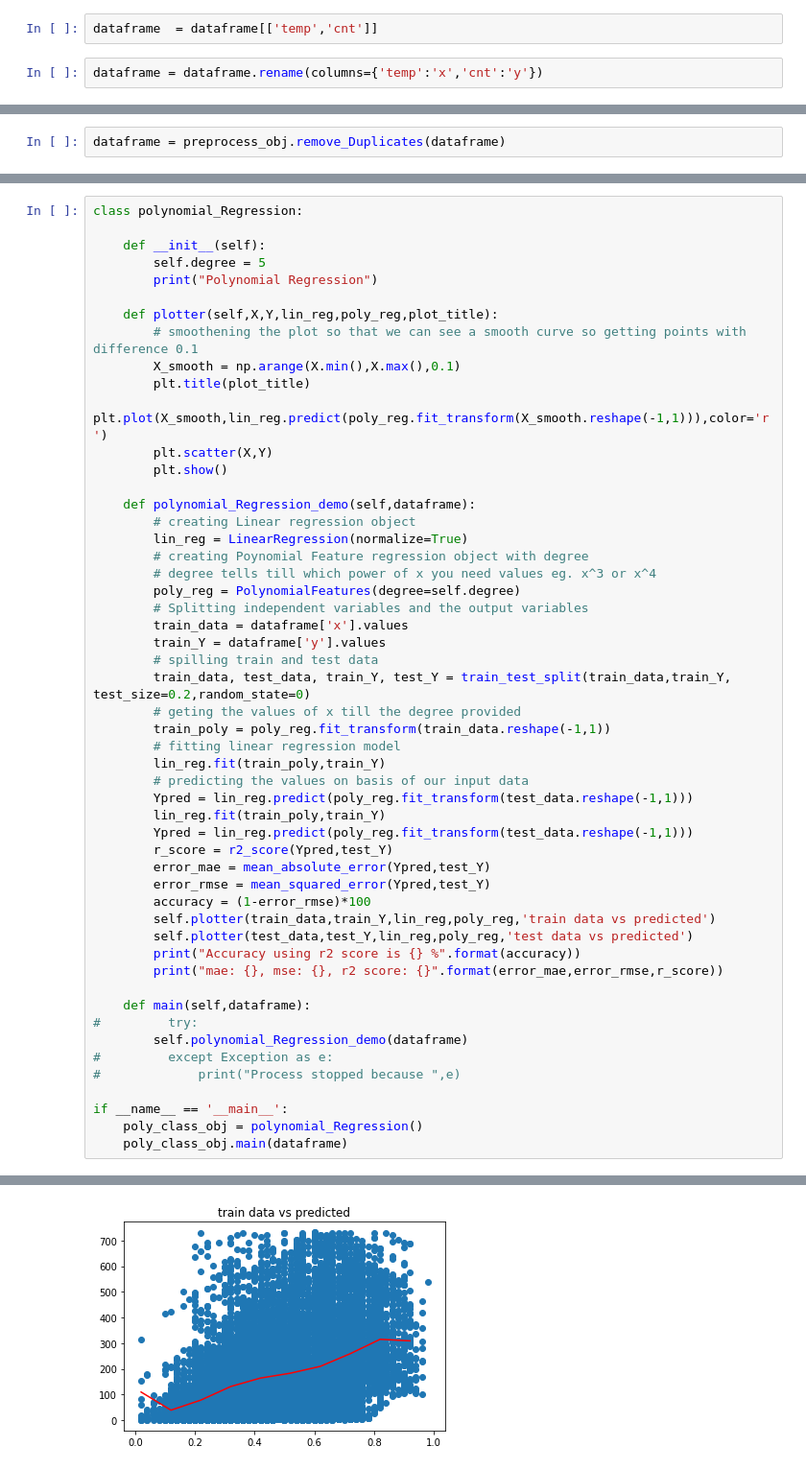
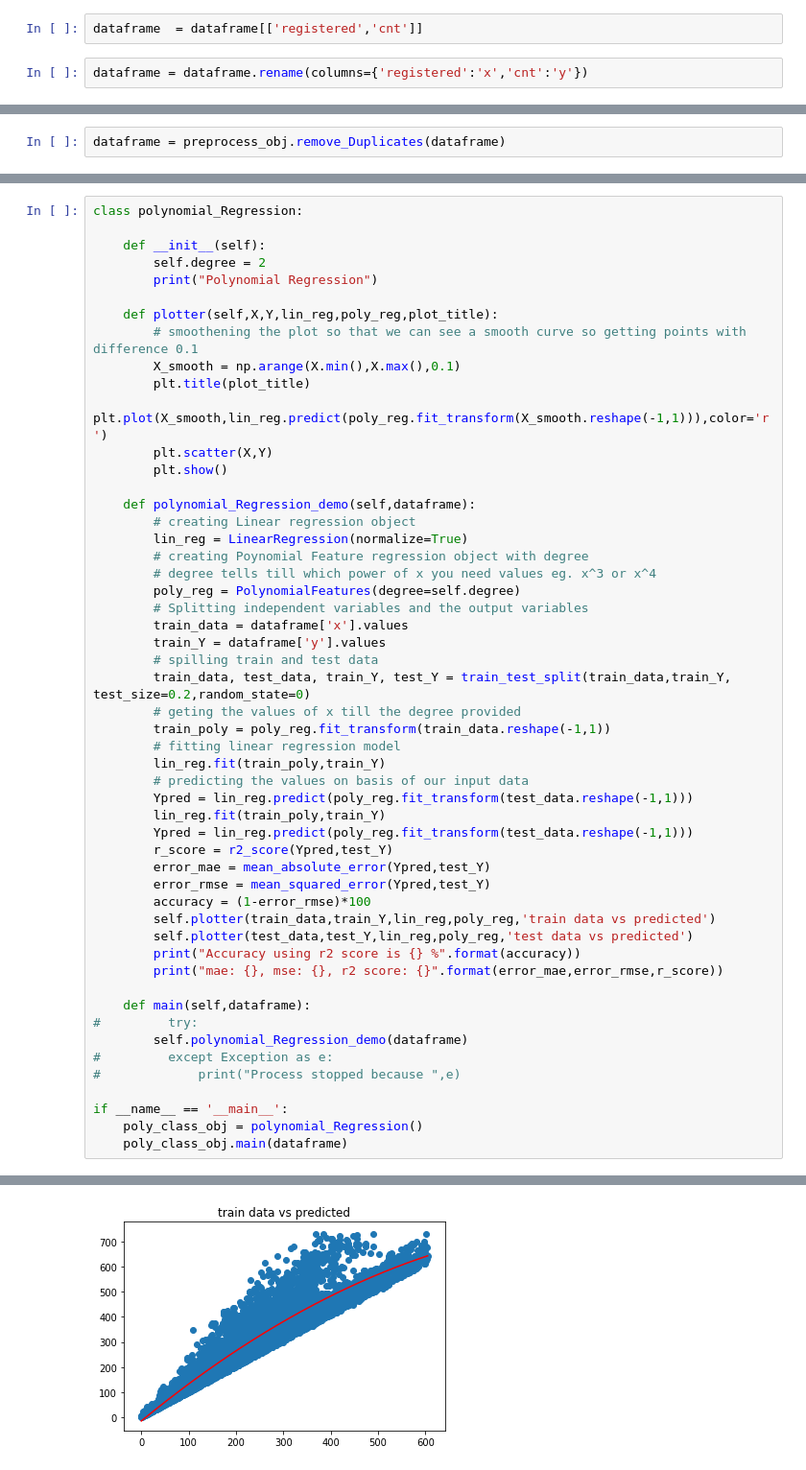
Before and after one commit to deepak5998/Bl-Machine, a Jupyter notebook: Week9/polynomial_Regression_sklearn/problem2/ predict number of bikes getting shared based on different parameters .ipynb, the cells around one changed output, grey strips where cells are left out. Shown at 96% size. Saved outputs shown, nothing was run; the diff lists cells and outputs as text.

```diff
--- a/Week9/polynomial_Regression_sklearn/problem2/ predict number of bikes getting shared based on different parameters .ipynb
+++ b/Week9/polynomial_Regression_sklearn/problem2/ predict number of bikes getting shared based on different parameters .ipynb
@@ -26,7 +30,7 @@ dataframe.sample()
 # %%
-dataframe  = dataframe[['temp','cnt']]
+dataframe  = dataframe[['registered','cnt']]
 # %%
-dataframe = dataframe.rename(columns={'temp':'x','cnt':'y'})
+dataframe = dataframe.rename(columns={'registered':'x','cnt':'y'})
 # %%
 dataframe.isna().sum()
 # %% [output]
@@ -73,7 +77,7 @@ dataframe.shape
 class polynomial_Regression:
 
     def __init__(self):
-        self.degree = 5
+        self.degree = 2
         print("Polynomial Regression")
 
     def plotter(self,X,Y,lin_reg,poly_reg,plot_title):
@@ -96,31 +100,31 @@ class polynomial_Regression:
         # spilling train and test data
         train_data, test_data, train_Y, test_Y = train_test_split(train_data,train_Y, test_size=0.2,random_state=0)
         # geting the values of x till the degree provided
         train_poly = poly_reg.fit_transform(train_data.reshape(-1,1))
         # fitting linear regression model
         lin_reg.fit(train_poly,train_Y)
         # predicting the values on basis of our input data
         Ypred = lin_reg.predict(poly_reg.fit_transform(test_data.reshape(-1,1)))
         lin_reg.fit(train_poly,train_Y)
         Ypred = lin_reg.predict(poly_reg.fit_transform(test_data.reshape(-1,1)))
         r_score = r2_score(Ypred,test_Y)
         error_mae = mean_absolute_error(Ypred,test_Y)
         error_rmse = mean_squared_error(Ypred,test_Y)
         accuracy = (1-error_rmse)*100
         self.plotter(train_data,train_Y,lin_reg,poly_reg,'train data vs predicted')
         self.plotter(test_data,test_Y,lin_reg,poly_reg,'test data vs predicted')
         print("Accuracy using r2 score is {} %".format(accuracy))
         print("mae: {}, mse: {}, r2 score: {}".format(error_mae,error_rmse,r_score))
 
     def main(self,dataframe):
 #         try:
         self.polynomial_Regression_demo(dataframe)
 #         except Exception as e:
 #             print("Process stopped because ",e)
 
 if __name__ == '__main__':
     poly_class_obj = polynomial_Regression()
     poly_class_obj.main(dataframe)
 # %% [output]
 Polynomial Regression
-[figure, old version]
+[figure, new version]
```
Also changed, not shown: parts of 7 cells of this notebook.
